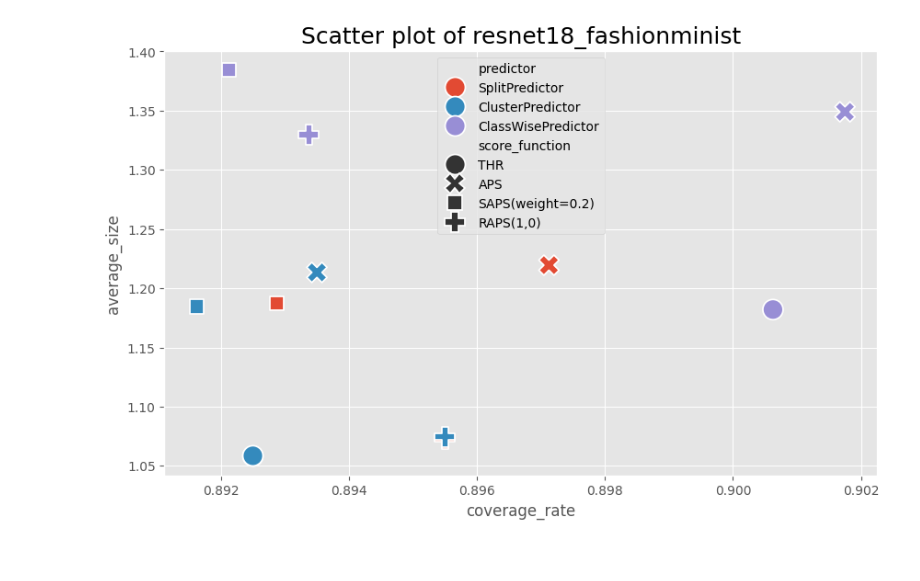
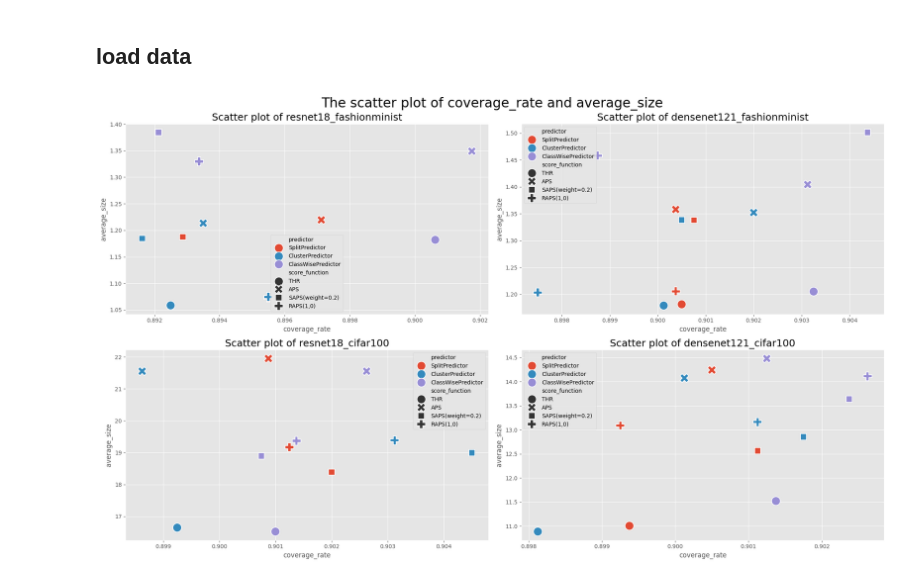
Before and after one commit to EXID-G/STA303-Assignment04, a Jupyter notebook: report/analyze&visualize.ipynb, the cells around one changed output. Cells and saved outputs as stored; diff of their text form; code cells hidden in the pictures.

Commit message:
finish scatter plot

```diff
--- a/report/analyze&visualize.ipynb
+++ b/report/analyze&visualize.ipynb
@@ -38,9 +17,34 @@ resnet18_fashionminist_data
-# %%
-plt.figure(figsize=(10, 6))
-sns.set_context(font_scale=1.0)
-sns.scatterplot(x = "coverage_rate", y = "average_size",hue="predictor",style="score_function",s = 250, data = resnet18_fashionminist_data);
-plt.title("Scatter plot of resnet18_fashionminist",fontsize = 18)
-
-plt.savefig("./figure/Scatter plot of resnet18_fashionminist.svg")
-# %% [output]
-[figure, removed]
+# %% [markdown]
+## load data
+# %%
+resnet18_fashionminist_data = pd.read_csv('./csvdata/resnet18_fashionminist.CSV')
+densenet121_fashionminist_data = pd.read_csv('./csvdata/densenet121_fashionminist.CSV')
+
+resnet18_cifar100_data = pd.read_csv('./csvdata/resnet18_cifar100.CSV')
+densenet121_cifar100_data = pd.read_csv('./csvdata/densenet121_cifar100.CSV')
+# %%
+plt.figure(figsize=(20, 12))
+sns.set_context(font_scale=4)
+plt.suptitle("The scatter plot of coverage_rate and average_size",fontsize = 24)
+
+plt.subplot(221) #构建两行两列，并在第一个子图绘图
+sns.scatterplot(x = "coverage_rate", y = "average_size",hue="predictor",style="score_function",s = 250, data = resnet18_fashionminist_data);
+plt.title("Scatter plot of resnet18_fashionminist",fontsize = 18)
+
+plt.subplot(222) #构建两行两列，并在第2个子图绘图
+sns.scatterplot(x = "coverage_rate", y = "average_size",hue="predictor",style="score_function",s = 250, data = densenet121_fashionminist_data);
+plt.title("Scatter plot of densenet121_fashionminist",fontsize = 18)
+
+plt.subplot(223) #构建两行两列，并在第3个子图绘图
+sns.scatterplot(x = "coverage_rate", y = "average_size",hue="predictor",style="score_function",s = 250, data = resnet18_cifar100_data);
+plt.title("Scatter plot of resnet18_cifar100",fontsize = 18)
+
+plt.subplot(224) #构建两行两列，并在第4个子图绘图
+sns.scatterplot(x = "coverage_rate", y = "average_size",hue="predictor",style="score_function",s = 250, data = densenet121_cifar100_data);
+plt.title("Scatter plot of densenet121_cifar100",fontsize = 18)
+
+
+plt.tight_layout()
+plt.savefig("./figure/Scatter plot.svg")
+# %% [output]
+[figure, added]
```
Also changed, not shown: parts of 2 cells of this notebook, 6 other files.
